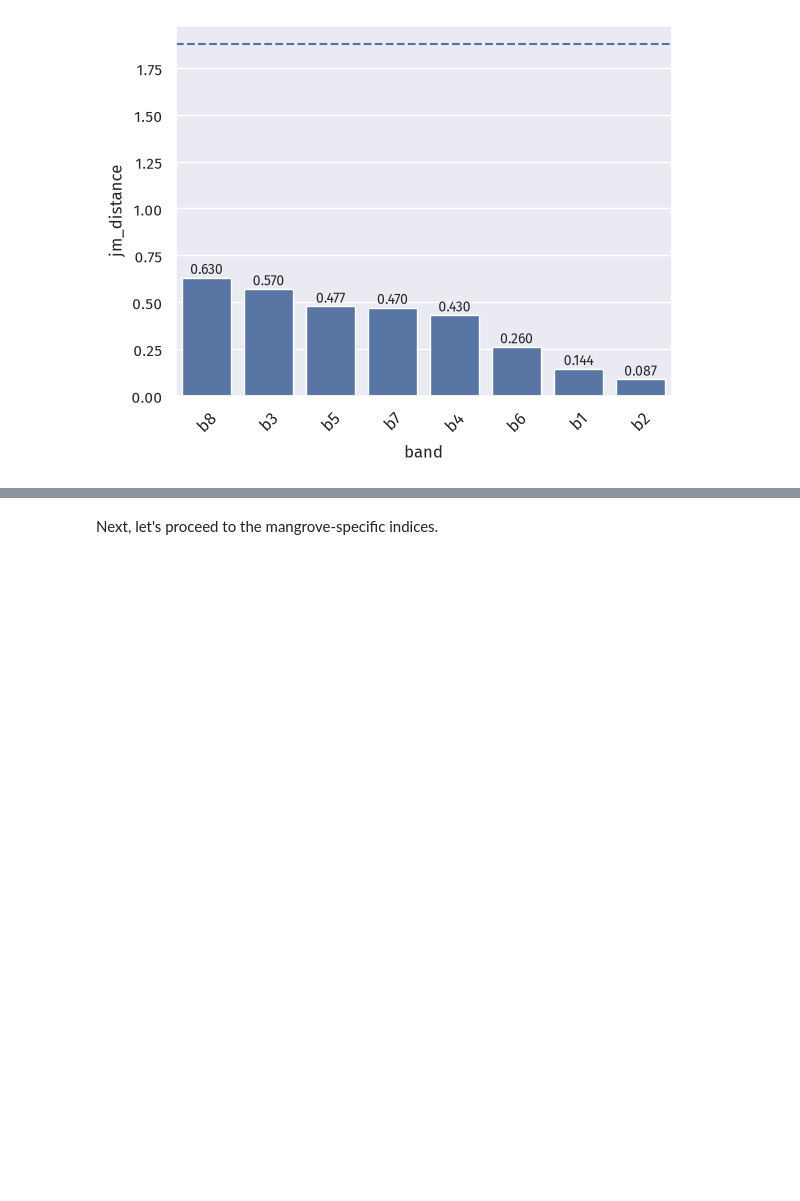
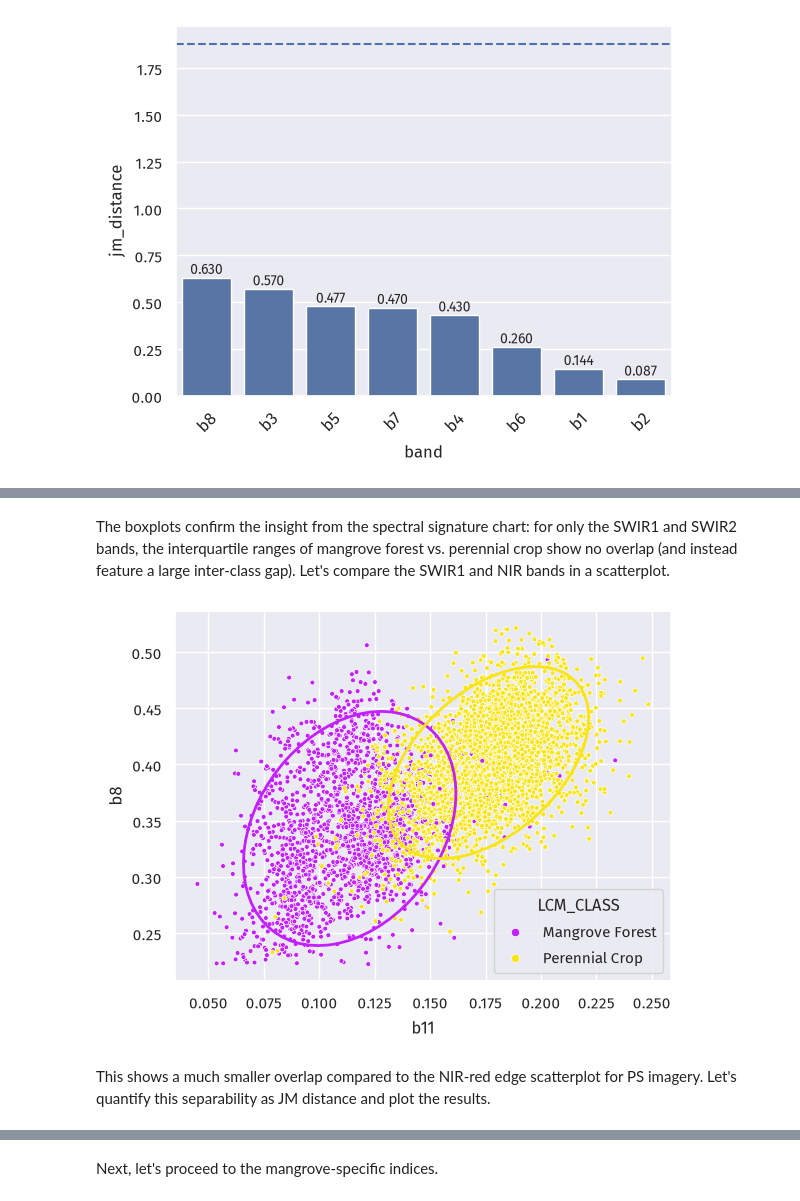
Before and after one commit to jeromemaiquez/gms-ir-mangrove-seagrass-surigao, a Jupyter notebook: main.ipynb, the cells around one changed output, grey strips where cells are left out. Drawn from its saved outputs; the diff is of its cells as text; code cells hidden in the pictures; blank space fills up the shorter version.

```diff
--- a/main.ipynb
+++ b/main.ipynb
@@ -177,0 +255,20 @@ Looks like the two classes are not separable based on specific bands. Next, let'
+# %% [markdown]
+The boxplots confirm the insight from the spectral signature chart: for only the SWIR1 and SWIR2 bands, the interquartile ranges of mangrove forest vs. perennial crop show no overlap (and instead feature a large inter-class gap). Let's compare the SWIR1 and NIR bands in a scatterplot.
+# %%
+ax = plot.scatterplot_bands(
+    data=df_s2,
+    band_x='b11',
+    band_y='b8',
+    category_column='LCM_CLASS',
+    cats_compared=dense_veg_classes,
+    n_std=2
+)
+
+ax.collections[0].set_sizes([12])
+
+# for p in ax.patches:
+#     print(type(p), p.center if hasattr(p, 'center') else None, p.width, p.height, p.get_edgecolor(), sep=" | ")
+# %% [output]
+[figure, added]
+# %% [markdown]
+This shows a much smaller overlap compared to the NIR-red edge scatterplot for PS imagery. Let's quantify this separability as JM distance and plot the results.
```
Also changed, not shown: parts of 30 cells of this notebook, 2 other files.
